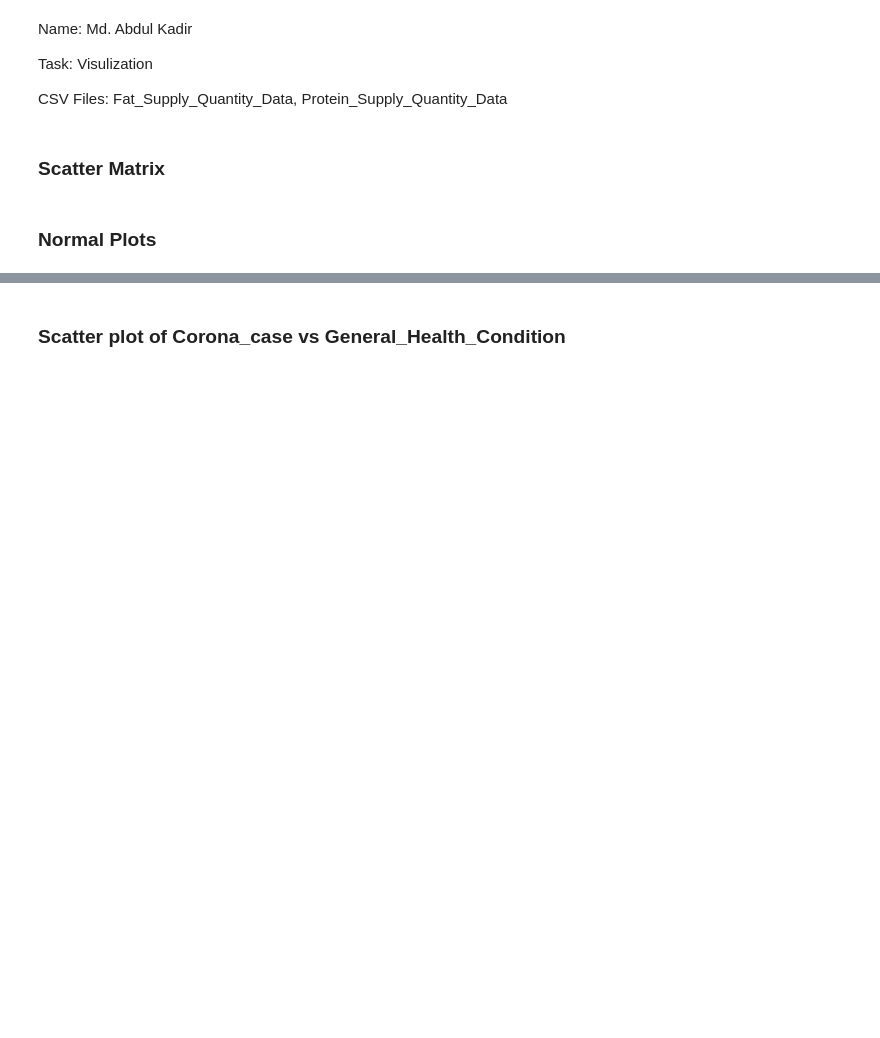
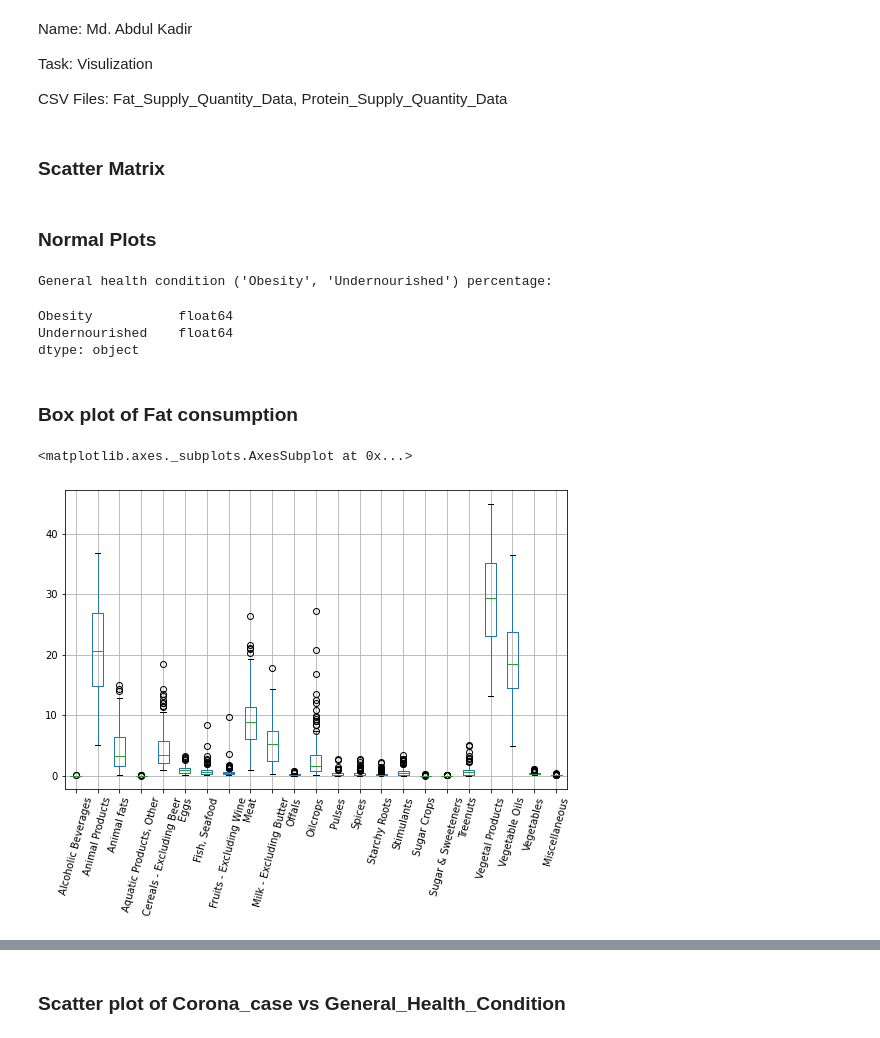
Before and after one commit to Mak-Ta-Reque/Nutrition-and-immune-systems, a Jupyter notebook: Notebook/Visualisation_Tareque.ipynb, the cells around one changed output, grey strips where cells are left out. Cells and saved outputs as stored; diff of their text form; code cells hidden in the pictures; blank space fills up the shorter version.

Commit message:
Box plot added

```diff
--- a/Notebook/Visualisation_Tareque.ipynb
+++ b/Notebook/Visualisation_Tareque.ipynb
@@ -78,3 +74,21 @@ Corona_case_df = Protein_Supply_DF[['Confirmed', 'Deaths',
        'Recovered', 'Active']].dropna()
 print("Covid-19 cases' percentage: ")
 Corona_case_df.head()
+# %%
+General_Health_Condition_df = Protein_Supply_DF[['Obesity', 'Undernourished', ]].dropna()
+print("General health condition ('Obesity', 'Undernourished') percentage: ")
+General_Health_Condition_df = General_Health_Condition_df.replace(regex=r'^<2.5', value=2.5)
+General_Health_Condition_df['Undernourished'] = pd.to_numeric(General_Health_Condition_df['Undernourished'],errors='coerce')
+General_Health_Condition_df.dtypes
+# %% [output]
+General health condition ('Obesity', 'Undernourished') percentage:
+Obesity           float64
+Undernourished    float64
+dtype: object
+# %% [markdown]
+### Box plot of Fat consumption
+# %%
+Fat_df.boxplot(figsize=(9,5.5),rot =75)
+# %% [output]
+<matplotlib.axes._subplots.AxesSubplot at 0x...>
+[figure, added]
```
Also changed, not shown: parts of 14 cells of this notebook.
